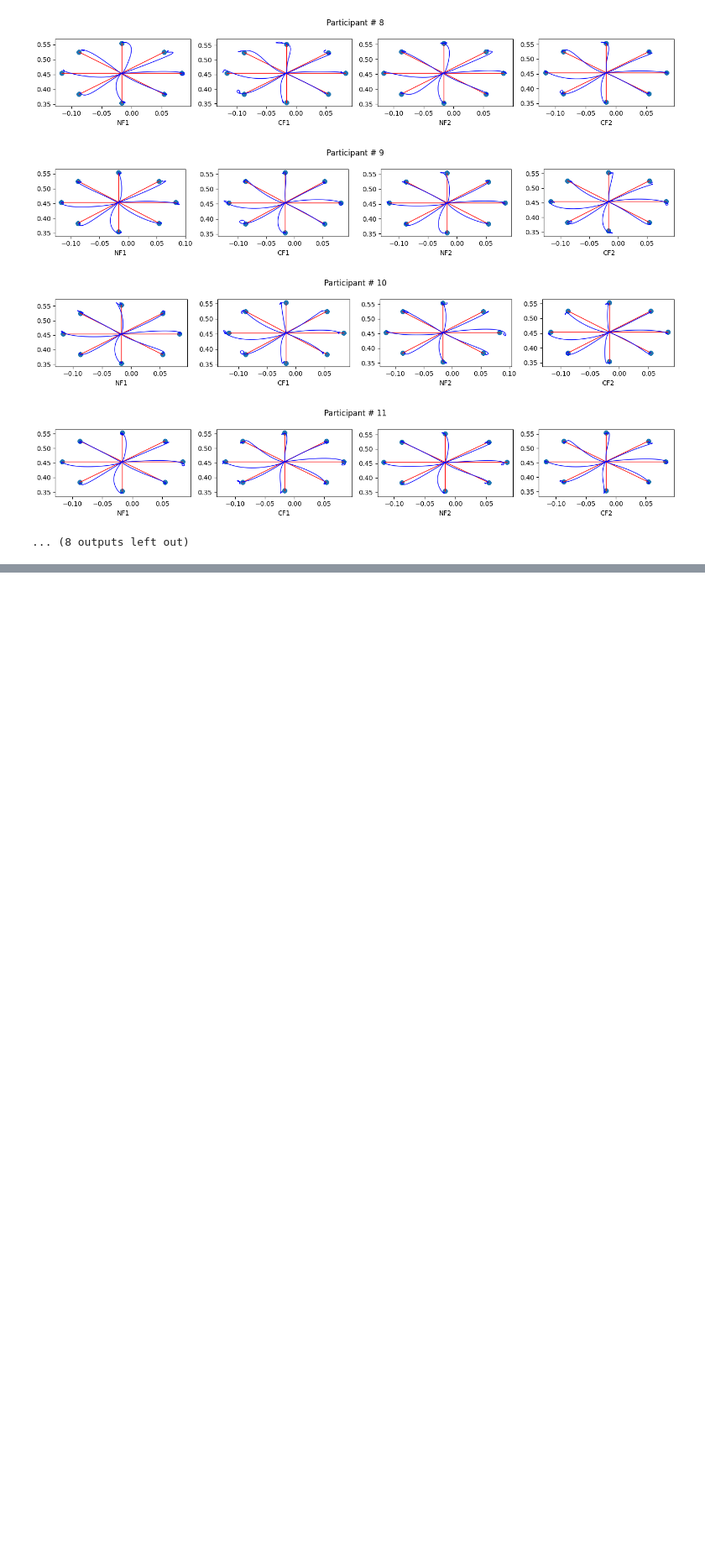
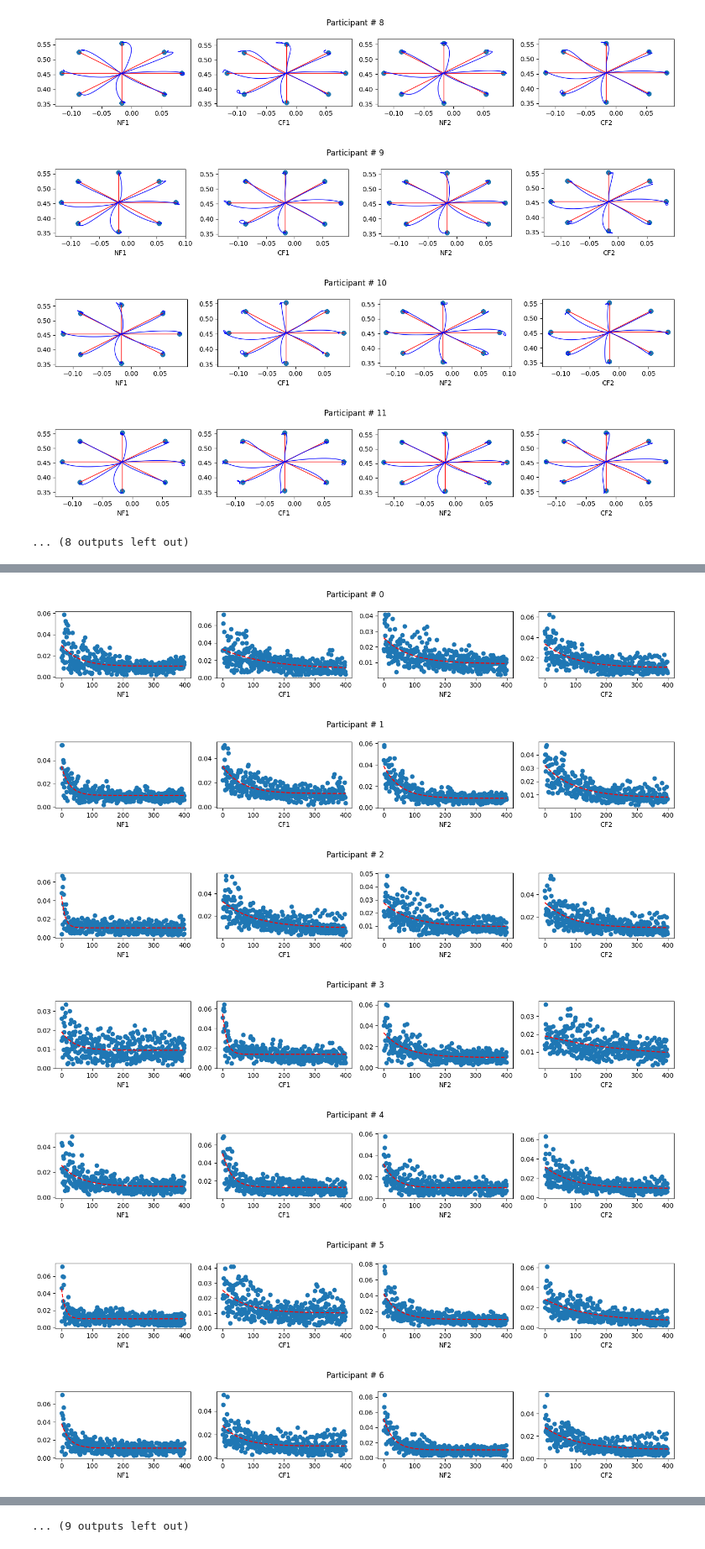
Before and after one commit to shruthisundar123/forceFieldAdaptation, a Jupyter notebook: analysis.ipynb, the cells around one changed output, grey strips where cells are left out. Shown at 84% size. Cells and saved outputs as stored; diff of their text form; code cells hidden in the pictures; blank space fills up the shorter version.

Commit message:
synthesized participants data

```diff
--- a/analysis.ipynb
+++ b/analysis.ipynb
@@ -188,3 +181,68 @@ for i in range(20):
 [figure]
 [figure]
 ... (8 outputs left out)
+# %%
+import matplotlib.pyplot as plt
+from scipy.optimize import curve_fit
+
+parametersPerParticipantNF1 = [0, 0, 0]
+parametersPerParticipantCF1 = [0, 0, 0]
+parametersPerParticipantNF2 = [0, 0, 0]
+parametersPerParticipantCF2 = [0, 0, 0]
+
+def monoExp(x, m, t, b):
+    return m * np.exp(-t * x) + b
+
+for i in range(20):
+    currMaxNF1, currMaxCF1, currMaxNF2, currMaxCF2 = maxNF1[i], maxCF1[i], maxNF2[i], maxCF2[i]
+    initialGuess = [0.02, 0.01, 0.01]
+
+    # PLOTTING MAX
+    plt.figure(figsize=(14, 2.5)).set_tight_layout(True)
+
+    plt.subplot(141)
+    plt.scatter(range(len(currMaxNF1)), currMaxNF1)
+    polyline = np.linspace(0, len(currMaxNF1), len(currMaxNF1))
+    opt_params, param_cov = curve_fit(monoExp, polyline, currMaxNF1, p0=initialGuess)
+    parametersPerParticipantNF1 = np.vstack((parametersPerParticipantNF1, opt_params))
+    A, K, C = opt_params
+    #print(opt_params)
+    fit_y = monoExp(polyline, A, K, C)
+    plt.plot(polyline, fit_y, "--", color="red")
+    plt.xlabel('NF1')
+
+    plt.subplot(142)
+    plt.scatter(range(len(currMaxCF1)), currMaxCF1)
+    polyline = np.linspace(0, len(currMaxCF1), len(currMaxCF1))
+    opt_params, param_cov = curve_fit(monoExp, polyline, currMaxCF1, p0=initialGuess)
+    parametersPerParticipantCF1 = np.vstack((parametersPerParticipantCF1, opt_params))
+    A, K, C = opt_params
+    print(opt_params)
+    fit_y = monoExp(polyline, A, K, C)
+    plt.plot(polyline, fit_y, "--", color="red")
+    plt.xlabel('CF1')
+
+    plt.subplot(143)
+    plt.scatter(range(len(currMaxNF2)), currMaxNF2)
+    polyline = np.linspace(0, len(currMaxNF2), len(currMaxNF2))
+    opt_params, param_cov = curve_fit(monoExp, polyline, currMaxNF2, p0=initialGuess)
+    parametersPerParticipantNF2 = np.vstack((parametersPerParticipantNF2, opt_params))
+    A, K, C = opt_params
+    print(opt_params)
+    fit_y = monoExp(polyline, A, K, C)
+    plt.plot(polyline, fit_y, "--", color="red")
+    plt.xlabel('NF2')
+
+    plt.subplot(144)
+    plt.scatter(range(len(currMaxCF2)), currMaxCF2)
+    polyline = np.linspace(0, len(currMaxCF2), len(currMaxCF2))
+    opt_params, param_cov = curve_fit(monoExp, polyline, currMaxCF2, p0=initialGuess)
+    parametersPerParticipantCF2 = np.vstack((parametersPerParticipantCF2, opt_params))
+    A, K, C = opt_params
+    print(opt_params)
+    fit_y = monoExp(polyline, A, K, C)
+    plt.plot(polyline, fit_y, "--", color="red")
+    plt.xlabel('CF2')
+
+    plt.suptitle("Participant # " + str(i))
+# %% [output]
@@ -190,0 +266,7 @@ for i in range(20):
+[figure, added]
+[figure, added]
+[figure, added]
+[figure, added]
+[figure, added]
+[figure, added]
+[figure, added]
@@ -191,3 +277,4 @@ for i in range(20):
+... (9 outputs left out)
 # %%
 #print(maxCF1[1, :])
 np.save("postAnalysis/maxNF1", maxNF1)
```
Also changed, not shown: parts of 4 cells of this notebook, 4 other files.
